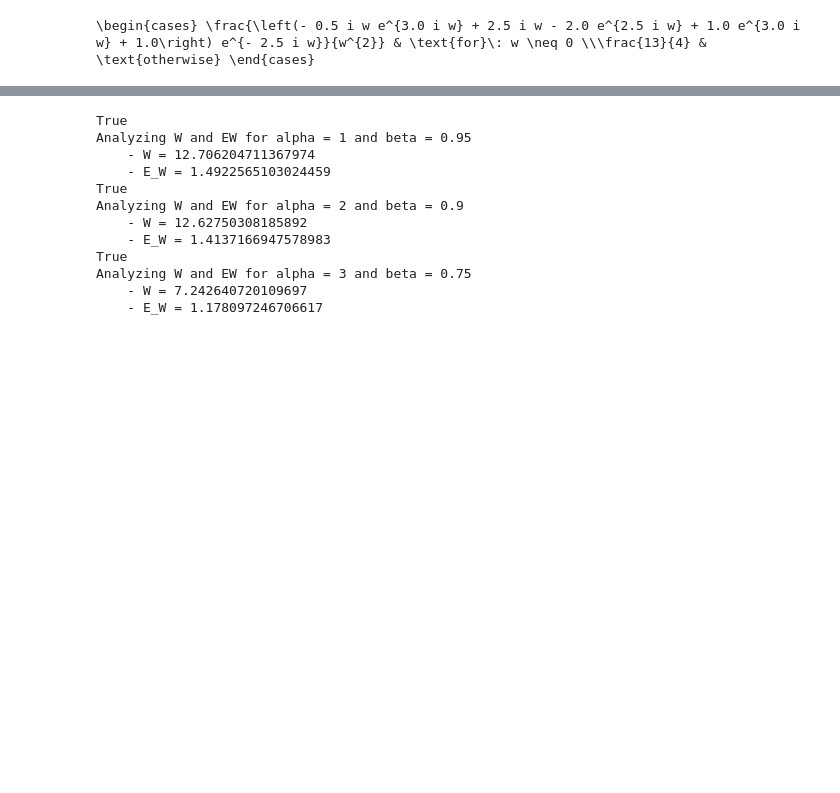
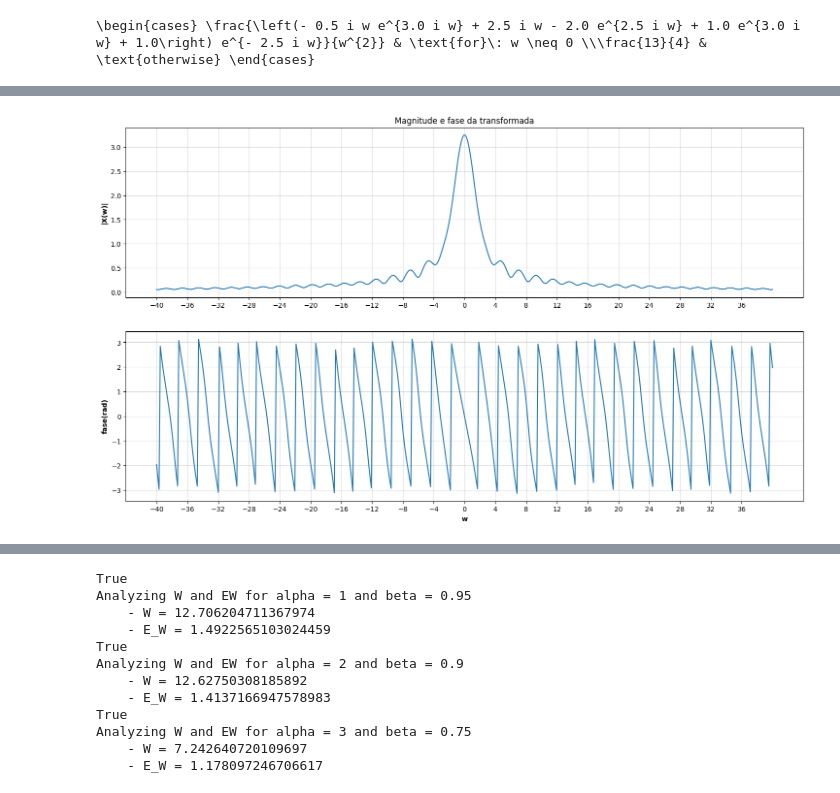
Before and after one commit to JoaoMario109/sinais-e-sistemas, a Jupyter notebook: T3/fourier_T3.ipynb, the cells around one changed output, grey strips where cells are left out. Cells and saved outputs as stored; diff of their text form; code cells hidden in the pictures; blank space fills up the shorter version.

```diff
--- a/T3/fourier_T3.ipynb
+++ b/T3/fourier_T3.ipynb
@@ -426,0 +440,28 @@ $\displaystyle \begin{cases} \frac{\left(- 0.5 i w e^{3.0 i w} + 2.5 i w - 2.0 e
+# %%
+# Numero de pontos
+resolution = 500
+
+# Velocidade angula maxima
+w_max = 40
+
+# Criando um vetor de harmonicas
+w = np.linspace(-w_max, w_max, resolution)
+
+fig = plt.figure(figsize=(18, 10))
+ax, ax2 = fig.subplots(2, 1)
+ax.set_title("Magnitude e fase da transformada")
+
+# Grafico da magnitude dos coeficientes
+ax.plot(w, np.abs(x_w(w)), label = '|X(w)|')
+ax.set_ylabel("|X(w)|", weight = "bold")
+ax.set_xticks(np.arange(-w_max, w_max, w_max/10))
+ax.grid(alpha = 0.5)
+
+# Grafico da fase dos coeficientes
+ax2.plot(w, np.angle(x_w(w)), label = '<X(w)')
+ax2.set_ylabel("fase(rad)", weight = "bold")
+ax2.set_xlabel("w", weight = "bold")
+ax2.set_xticks(np.arange(-w_max, w_max, w_max/10))
+ax2.grid(alpha = 0.5)
+# %% [output]
+[figure, added]
```
Also changed, not shown: parts of 23 cells of this notebook.
